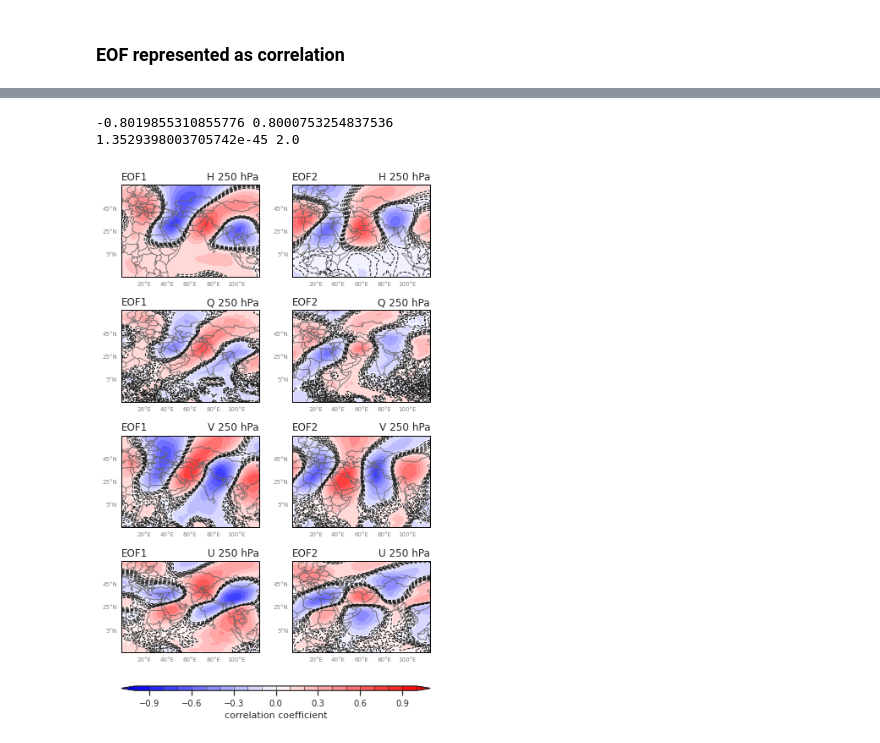
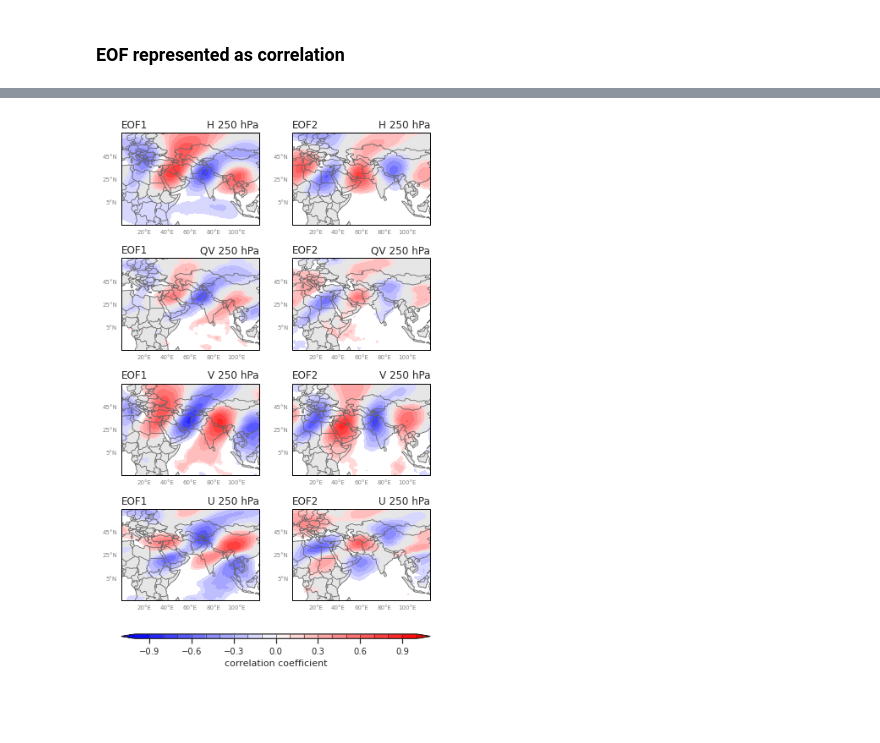
Before and after one commit to dlnash/AR_types, a Jupyter notebook: analysis/eof_multi_variate.ipynb, the cells around one changed output, grey strips where cells are left out. Drawn from its saved outputs; the diff is of its cells as text; code cells hidden in the pictures; blank space fills up the shorter version.

```diff
--- a/analysis/eof_multi_variate.ipynb
+++ b/analysis/eof_multi_variate.ipynb
@@ -844,4 +662,0 @@ Coordinates:
-# %%
-ax = plt.axes(projection=ccrs.PlateCarree())
-cor.H.isel(level=0).plot.contourf(ax=ax, transform=ccrs.PlateCarree())
-ax.coastlines()
@@ -854,18 +666,6 @@ ax.coastlines()
 # Data for plotting extratropics
 lons = ds_ar.lon.data
 lats = ds_ar.lat.data
-## stack results into single data array
-data = np.vstack((cormaph250, cormapq250, cormapv250, cormapu250))
-data2 = np.vstack((cormaph850, cormapq850, cormapv850, cormapu850))
-
-## stack pval results into single data array
-pvaldata = np.vstack((pvalh250, pvalq250, pvalv250, pvalu250))
-pvaldata2 = np.vstack((pvalh850, pvalq850, pvalv850, pvalu850))
-
-print(np.min(data), np.max(data))
-print(np.min(pvaldata), np.max(pvaldata))
-
-EOF_labels = ['EOF1']
 
 # Set up projection
 mapcrs = ccrs.PlateCarree()
@@ -880,14 +680,12 @@ nplots=8
 # subtitles
 eof_label = [ ]
 pool = cycle(['1', '2'])
+pool2 = cycle([0, 1])
 for k in range(nplots):
     neof = next(pool)
     eof_label.append("EOF{0}".format(neof))
 
-var_label = ['H', 'H', 'Q', 'Q', 'V', 'V', 'U', 'U']
+var_label = ['H', 'H', 'QV', 'QV', 'V', 'V', 'U', 'U']
-# %% [output]
--0.8019855310855776 0.8000753254837536
-1.3529398003705742e-45 2.0
 # %%
 # Create figure
 fig = plt.figure(figsize=(10,11))
@@ -904,42 +702,48 @@ axgr = AxesGrid(fig,
                 nrows_ncols=(nrows, ncols),
                 axes_pad = 0.55,
                 cbar_location='bottom',
                 cbar_mode='single',
                 cbar_pad=0.0,
                 cbar_size='2.5%',
                 label_mode='')
 
 # Loop for drawing each plot
 for k, ax in enumerate(axgr):
     ax = draw_basemap(ax, extent=[lonmin,lonmax,latmin,latmax], xticks=dx, yticks=dy)
-
+    # variable to plot
+    var_plot = var_label[k]
+    neof = next(pool2)
+#     data = ds_cor[var_plot].sel(level=250., pcs=neof).where(np.abs(ds_pval[var_plot].sel(level=250., pcs=neof))<=0.05)
+    data = ds_cor[var_plot].sel(level=250., pcs=neof).where(np.abs(ds_tstat[var_plot].sel(level=250., pcs=neof))>=1.96)
+#     data = ds_cor[var_plot].sel(level=250., pcs=neof)
     # Add contour fill plot for correlation maps
     clevs = np.arange(-1,1.1,0.1)
-    cf = ax.contourf(lons, lats, data[k,:,:], transform=datacrs,
+    cf = ax.contourf(lons, lats, data, transform=datacrs,
                      levels=clevs,
                      cmap="bwr", extend='both')
 
-    # Add contours for pval
-    kw_clabels = {'fontsize': 11, 'inline': True, 'inline_spacing': 5, 'fmt': '%0.2f',
-                  'rightside_up': True, 'use_clabeltext': True}
-    clevs = np.arange(0., 2.25, 0.25)
-    cs = ax.contour(lons, lats, pvaldata[k, :, :], levels=clevs, colors='k',
-                        linewidths=1.0, linestyles='dashed', transform=datacrs)
+#     # Add contours for pval
+#     kw_clabels = {'fontsize': 11, 'inline': True, 'inline_spacing': 5, 'fmt': '%0.2f',
+#                   'rightside_up': True, 'use_clabeltext': True}
+#     clevs = np.arange(0.05, 2.25, 0.25)
+#     pvaldata = ds_pval[var_plot].sel(level=250., pcs=neof)
+#     cs = ax.contour(lons, lats, pvaldata, levels=clevs, colors='k',
+#                         linewidths=1.0, linestyles='dashed', transform=datacrs)
 
     # subtitles
     ax.set_title(eof_label[k], loc='left', fontsize=12)
     ax.set_title(var_label[k]+' 250 hPa', loc='right', fontsize=12)
 
 # single colorbar
 cb = fig.colorbar(cf, axgr.cbar_axes[0], orientation='horizontal', drawedges=True)
 cb.set_label('correlation coefficient', fontsize=11)
 cb.ax.tick_params(labelsize=10)
 
 # Display figure
 plt.savefig(filepath, dpi=200, bbox_inches='tight')
 plt.show()
 # %% [output]
-[figure, old version]
+[figure, new version]
 # %%
 # Create figure
 fig = plt.figure(figsize=(10,11))
```
Also changed, not shown: parts of 20 cells of this notebook, 1 other file.
